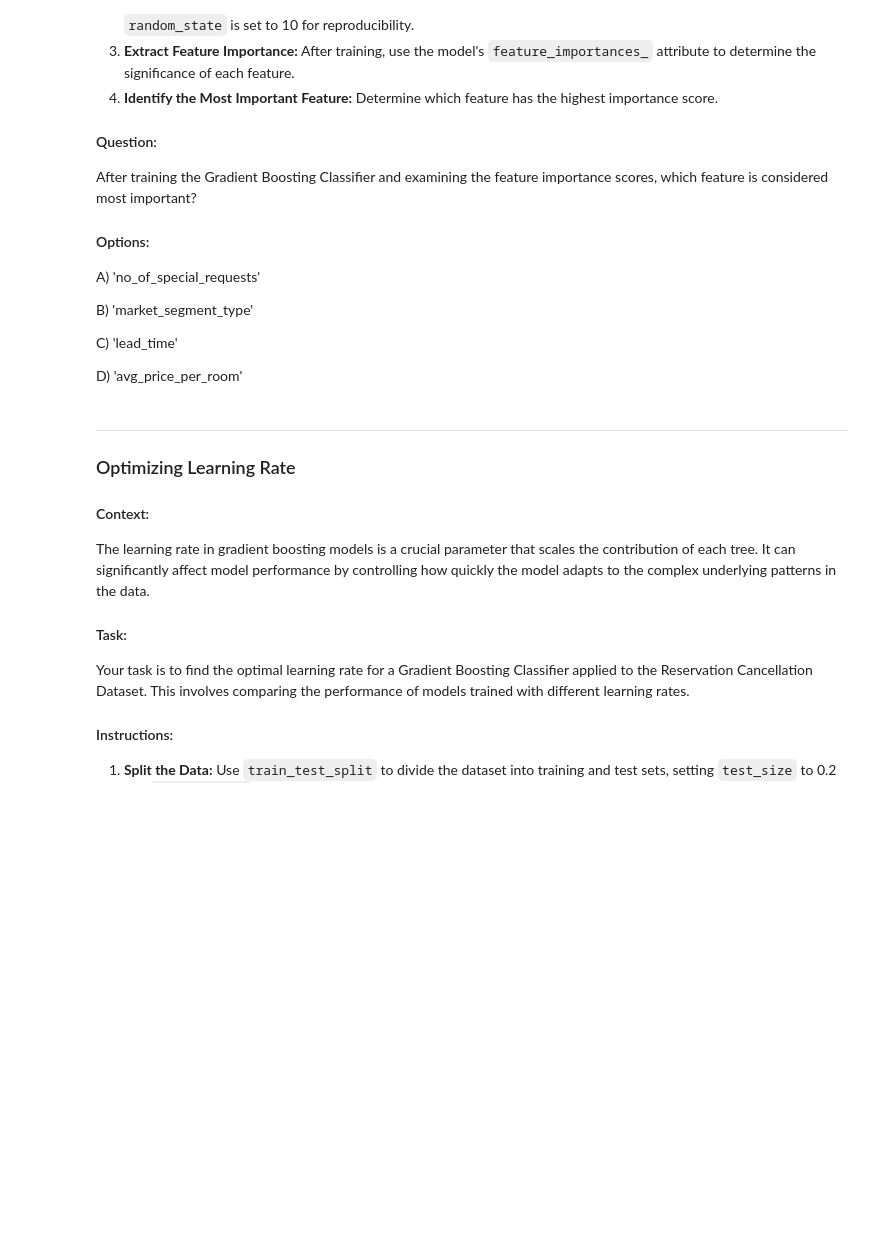
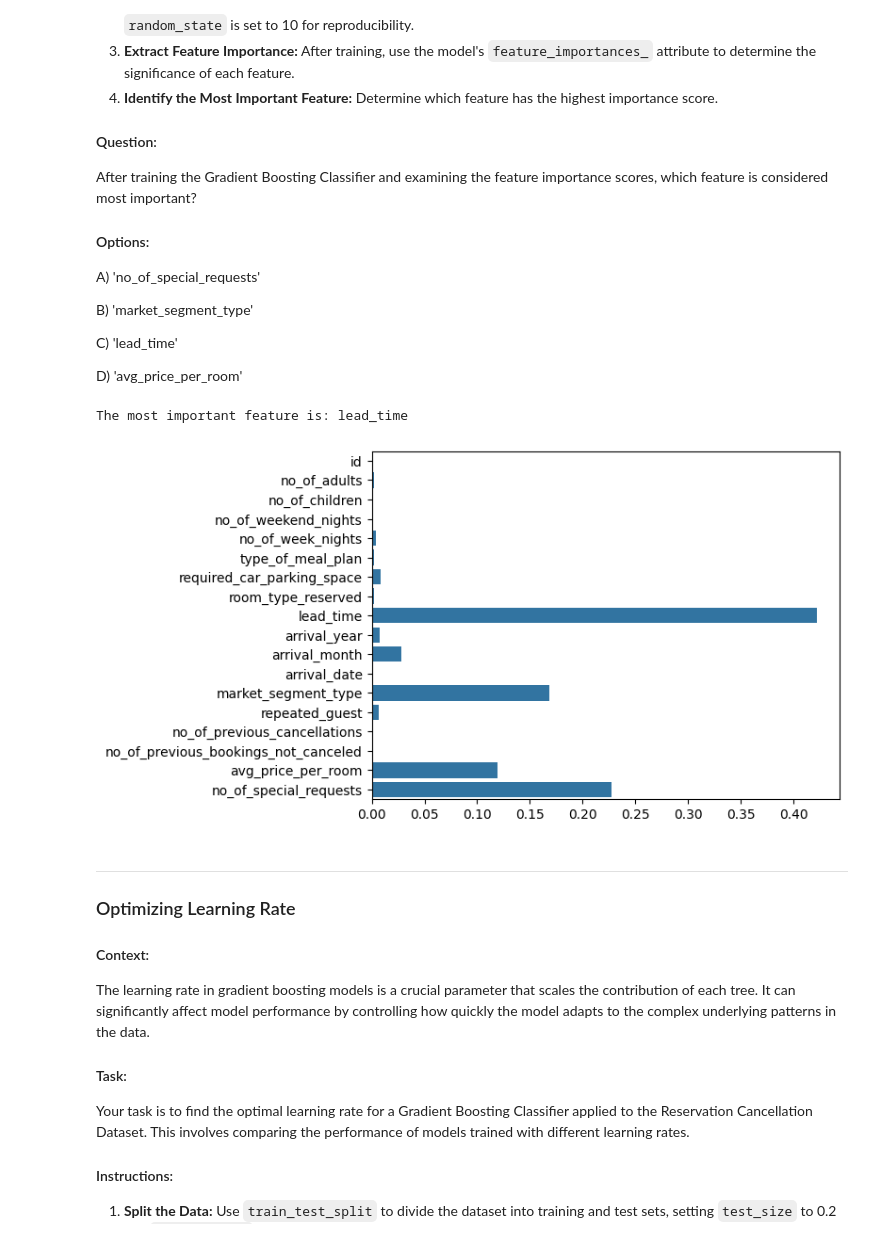
Before and after one commit to tripathiosho/ImportantNotebooks, a Jupyter notebook: Case_Study_boosting.ipynb, the cells around one changed output. Saved outputs shown, nothing was run; the diff lists cells and outputs as text; code cells hidden in the pictures; blank space fills up the shorter version.

```diff
--- a/Case_Study_boosting.ipynb
+++ b/Case_Study_boosting.ipynb
@@ -320,23 +357,22 @@ y_pred_1 = dt1.predict(X)
 # Update weights function
 def update_weights(y, y_pred, weights):
     for i in range(len(weights)):
-        if y[i] __1__ y_pred[i]: # Hint: If actual value is not same as predicted value.
-            weights[i] *= 1.5  # Increase the weight for misclassified instances
-        else:
-            weights[i] *= 0.5  # Decrease the weight for correctly classified instances
-    return weights / np.sum(weights)  # Normalize the weights
+        if y[i] != y_pred[i]:  # Misclassified
+            weights[i] *= 1.5
+        else:  # Correctly classified
+            weights[i] *= 0.5
+    return weights / np.sum(weights)  # Normalize
 
 # Apply first learner and update weights
-weights = update_weights(y, __2__, weights) # Hint: update weights using actual and predicted.
+weights = update_weights(y, y_pred_1, weights)
 
-# Train second weak learner
+# Train second weak learner with updated weights
 dt2 = DecisionTreeClassifier(random_state=10, max_depth=1)
-dt2.fit(X, y, sample_weight= __3__)   # Utilize updated weights for learning for this sample_weight is used.
+dt2.fit(X, y, sample_weight=weights)
 y_pred_2 = dt2.predict(X)
 
-# Combine the weak learners' predictions
-# Assuming a simple average for combination of both the predictions
-final_prediction = np.round((y_pred_1 + __4__) / 2.0).astype(int)
+# Combine the weak learners' predictions (simple average)
+final_prediction = np.round((y_pred_1 + y_pred_2) / 2.0).astype(int)
 
 # Calculate the accuracy
 final_accuracy = accuracy_score(y, final_prediction)
@@ -411,20 +449,21 @@ import numpy as np
 from sklearn.tree import DecisionTreeRegressor
 from sklearn.metrics import mean_squared_error
 
+# Initial prediction is the mean of y
 y_pred = np.full(shape=y.shape, fill_value=np.mean(y))
 
 # Initialize pseudo residuals
-pseudo_residuals = y - __1__
+pseudo_residuals = y - y_pred  # __1__
 
 learning_rate = 0.1
 
 # Train first weak learner on pseudo residuals
 dt1 = DecisionTreeRegressor(max_depth=1, random_state=10)
-dt1.fit(X, __2__)
+dt1.fit(X, pseudo_residuals)  # __2__
 y_pred_1 = dt1.predict(X)
 
 # Update model predictions
-y_pred += y_pred_1 * __3__ # Hint: use learning rate.
+y_pred += y_pred_1 * learning_rate  # __3__
 
 # Calculate new pseudo residuals
 pseudo_residuals = y - y_pred
@@ -435,7 +474,7 @@ dt2.fit(X, pseudo_residuals)
 y_pred_2 = dt2.predict(X)
 
 # Update model predictions
-y_pred += __4__* learning_rate
+y_pred += y_pred_2 * learning_rate  # __4__
 
 # Calculate the accuracy using the mean squared error as a measure of accuracy for regression
 final_accuracy = 1 - mean_squared_error(y, y_pred)
@@ -541,25 +587,28 @@ C) 'lead_time'
 D) 'avg_price_per_room'
 # %%
 # TODO: Splitting the dataset into training and testing sets
-X_train, X_test, y_train, y_test = _____(X, y, test_size=0.2, random_state=10)
+X_train, X_test, y_train, y_test = train_test_split(X, y, test_size=0.2, random_state=10)
 
 # Initializing and training the Gradient Boosting Classifier
 clf = GradientBoostingClassifier(random_state=10)
-clf.____(_____, _____)         # Hint: Fit the clasifier with training data
+clf.fit(X_train, y_train)         # Hint: Fit the clasifier with training data
 
 # TODO: Extracting feature importances
-feature_importances = ______
+feature_importances = clf.feature_importances_
 
 # Feature names
 features = np.array(X.columns)
 
 # TODO: Identifying the most important feature
-most_important_feature = _______
+most_important_feature = features[np.argmax(feature_importances)]
 
 print(f"The most important feature is: {most_important_feature}")
 
 sns.barplot(y= features, x=feature_importances)
 plt.show()
+# %% [output]
+The most important feature is: lead_time
+[figure, added]
 # %% [markdown]
 
 
```
Also changed, not shown: parts of 17 cells of this notebook.
